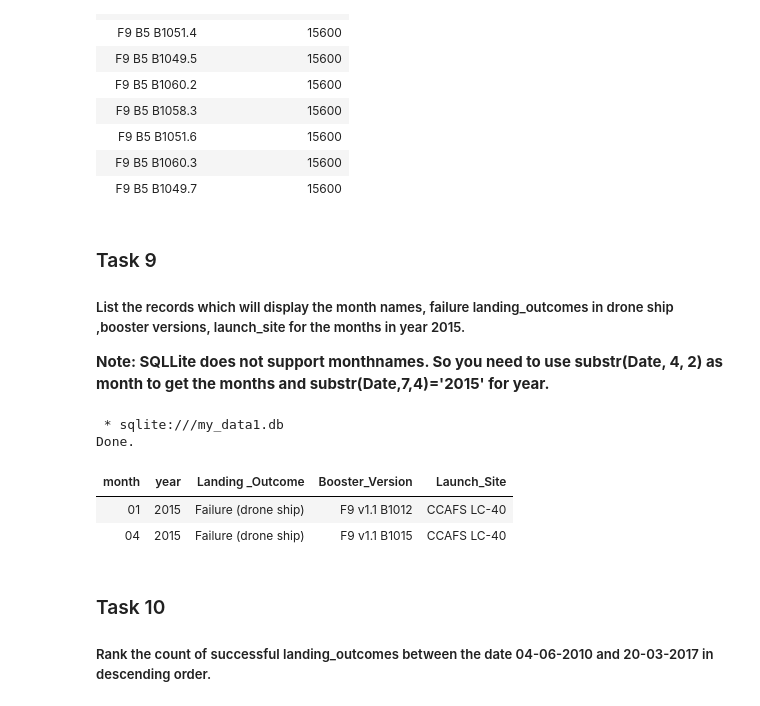
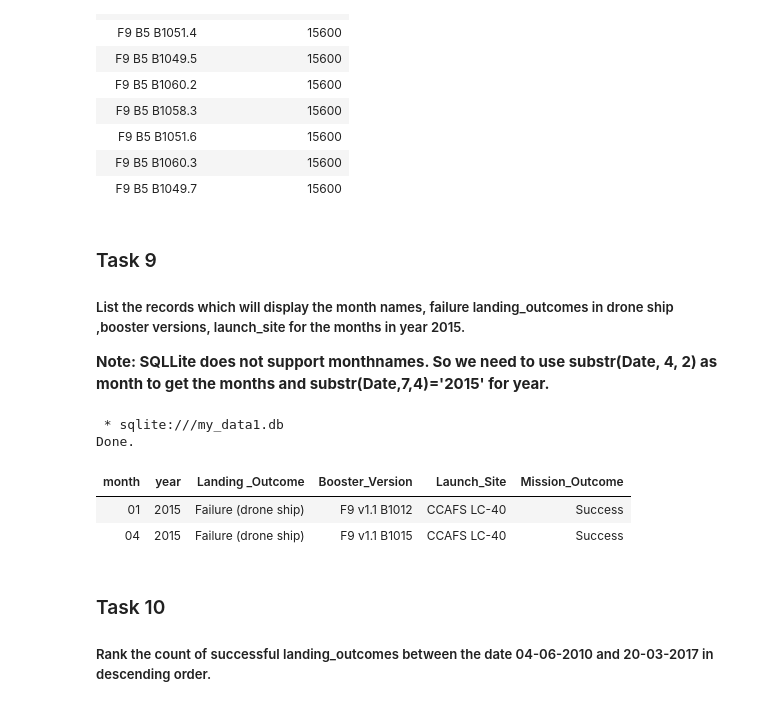
Before and after one commit to mrpintime/Falcon9_Landing, a Jupyter notebook: Exploratory_DataAnalysis(EDA)/SQL/EDA-sql_sqllite.ipynb, the cells around one changed output. Saved outputs shown, nothing was run; the diff lists cells and outputs as text; code cells hidden in the pictures.

```diff
--- a/Exploratory_DataAnalysis(EDA)/SQL/EDA-sql_sqllite.ipynb
+++ b/Exploratory_DataAnalysis(EDA)/SQL/EDA-sql_sqllite.ipynb
@@ -303,16 +230,16 @@ Done.
 
 ##### List the records which will display the month names, failure landing_outcomes in drone ship ,booster versions, launch_site for the months in year 2015.
 
-**Note: SQLLite does not support monthnames. So you need to use  substr(Date, 4, 2) as month to get the months and substr(Date,7,4)='2015' for year.**
+**Note: SQLLite does not support monthnames. So we need to use  substr(Date, 4, 2) as month to get the months and substr(Date,7,4)='2015' for year.**
 # %%
-%sql select substr(date,4,2) as "month", substr(date,7,4) as "year", "Landing _Outcome", "Booster_Version", \
-"Launch_Site" from SPACEXTBL where "year" = '2015' and "Landing _Outcome" like '%failure%';
+%sql select substr("Date",4,2) as "month", substr("Date",7,4) as "year", "Landing _Outcome", "Booster_Version", \
+"Launch_Site", "Mission_Outcome" from "SPACEXTBL" where "year" = '2015' and "Landing _Outcome" like '%failure%';
 # %% [output]
  * sqlite:///my_data1.db
 Done.
-| month | year | Landing _Outcome | Booster_Version | Launch_Site |
-| 01 | 2015 | Failure (drone ship) | F9 v1.1 B1012 | CCAFS LC-40 |
-| 04 | 2015 | Failure (drone ship) | F9 v1.1 B1015 | CCAFS LC-40 |
+| month | year | Landing _Outcome | Booster_Version | Launch_Site | Mission_Outcome |
+| 01 | 2015 | Failure (drone ship) | F9 v1.1 B1012 | CCAFS LC-40 | Success |
+| 04 | 2015 | Failure (drone ship) | F9 v1.1 B1015 | CCAFS LC-40 | Success |
 # %% [markdown]
 ### Task 10
 
```
Also changed, not shown: parts of 35 cells of this notebook, 3 other files.
